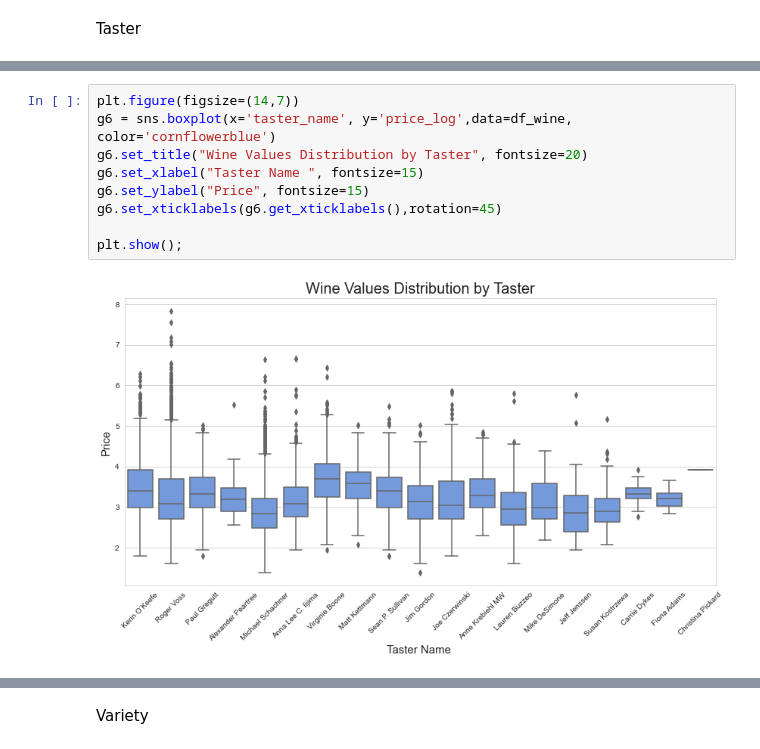
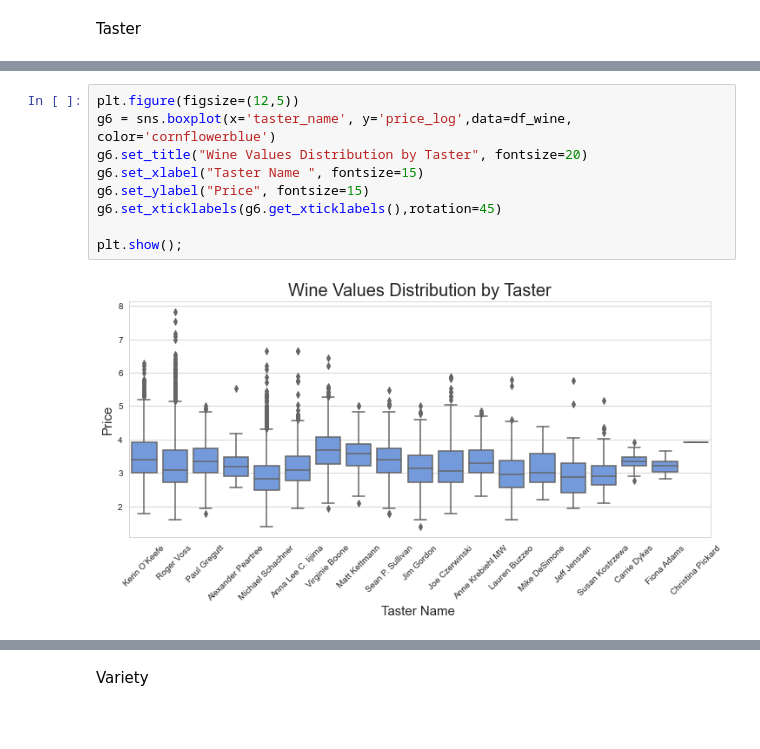
Before and after one commit to abagla18/Projects, a Jupyter notebook: iNeuron_internship_BA_1/wine_reviews.ipynb, the cells around one changed output, grey strips where cells are left out. Cells and saved outputs as stored; diff of their text form; blank space fills up the shorter version.

```diff
--- a/iNeuron_internship_BA_1/wine_reviews.ipynb
+++ b/iNeuron_internship_BA_1/wine_reviews.ipynb
@@ -253,12 +254,12 @@ plt.show();
 # %%
-plt.figure(figsize=(14,7))
+plt.figure(figsize=(12,5))
 g6 = sns.boxplot(x='taster_name', y='price_log',data=df_wine, color='cornflowerblue')
 g6.set_title("Wine Values Distribution by Taster", fontsize=20)
 g6.set_xlabel("Taster Name ", fontsize=15)
 g6.set_ylabel("Price", fontsize=15)
 g6.set_xticklabels(g6.get_xticklabels(),rotation=45)
 
 plt.show();
 # %% [output]
-[figure, old version]
+[figure, new version]
 # %%
```
Also changed, not shown: parts of 16 cells of this notebook, 3 other files.
